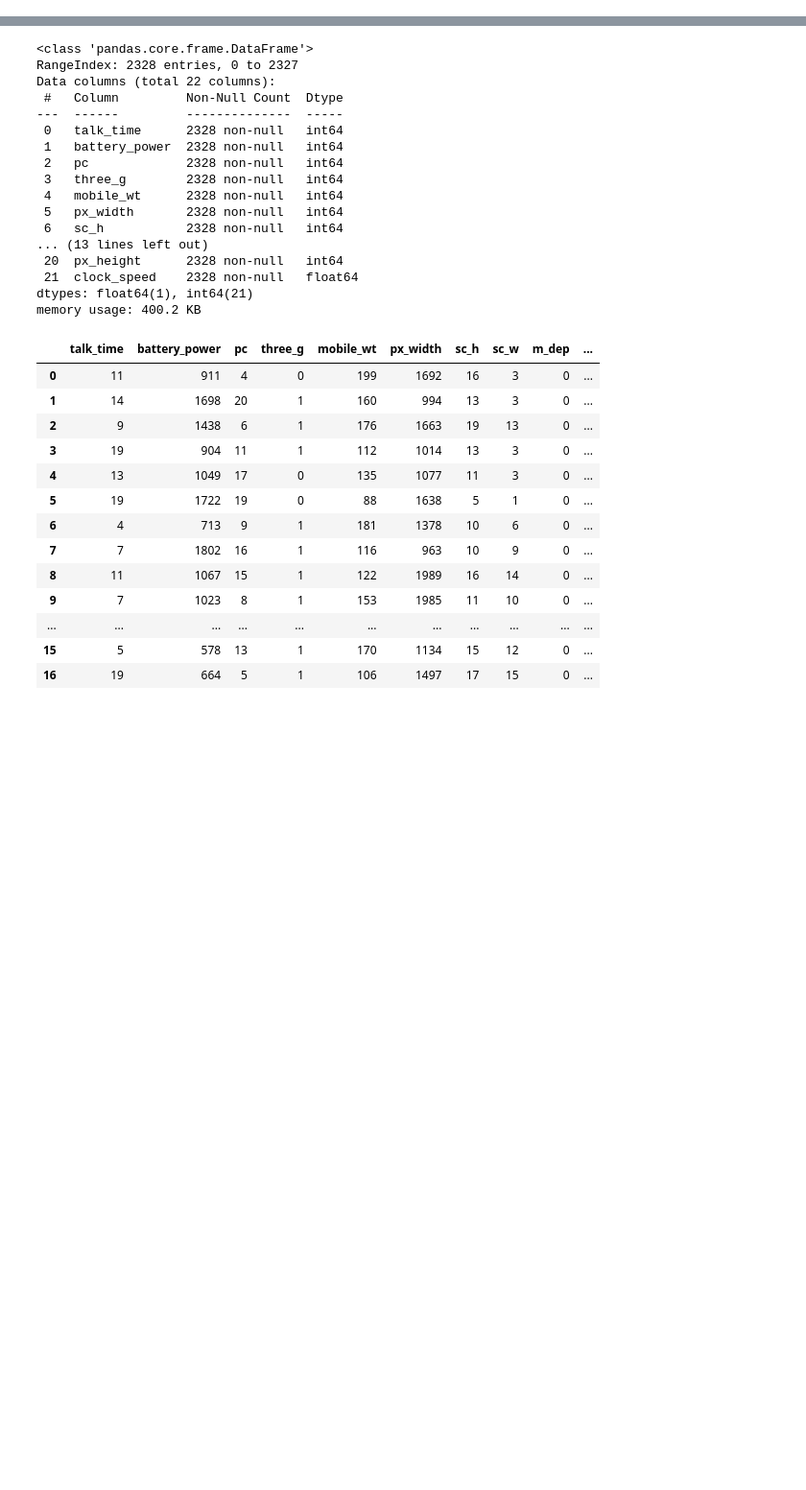
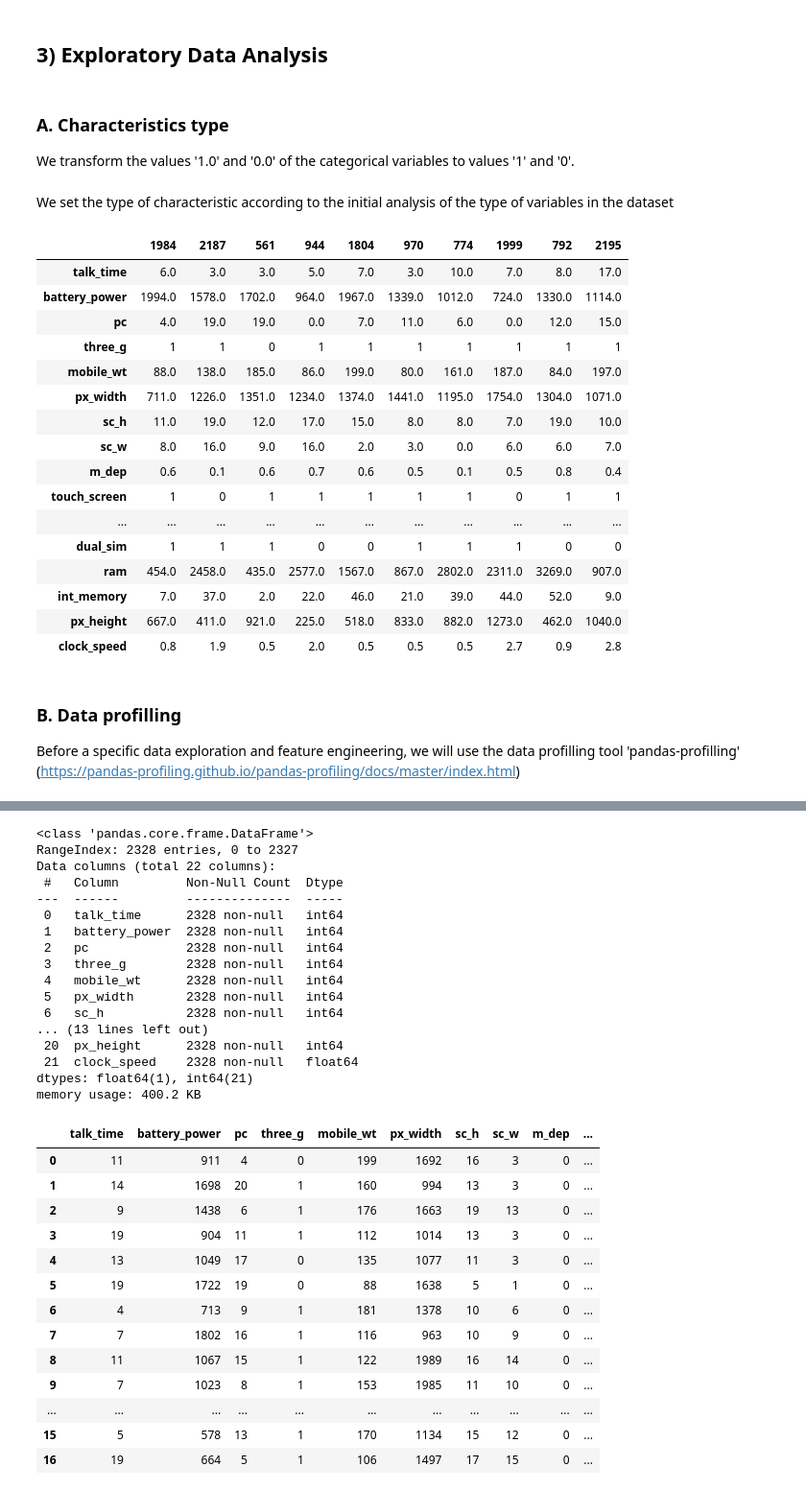
Before and after one commit to ingHFrancoO/DataScienceWork1, a Jupyter notebook: notebooks/2-readmite_data_explorer.ipynb, the cells around one changed output, grey strips where cells are left out. Shown at 96% size. Saved outputs shown, nothing was run; the diff lists cells and outputs as text; code cells hidden in the pictures; blank space fills up the shorter version.

```diff
--- a/notebooks/2-readmite_data_explorer.ipynb
+++ b/notebooks/2-readmite_data_explorer.ipynb
@@ -33 +97,74 @@ memory usage: 454.8 KB
+# %% [markdown]
+## 3) Exploratory Data Analysis
+# %% [markdown]
+### A. Characteristics type
+We transform the values '1.0' and '0.0' of the categorical variables to values '1' and '0'.
+# %%
+price_phone_df['wifi'].replace('1.0', '1', inplace=True)
+price_phone_df['wifi'].replace('0.0', '0', inplace=True)
+
+price_phone_df['blue'].replace('1.0', '1', inplace=True)
+price_phone_df['blue'].replace('0.0', '0', inplace=True)
+
+price_phone_df['dual_sim'].replace('1.0', '1', inplace=True)
+price_phone_df['dual_sim'].replace('0.0', '0', inplace=True)
+
+price_phone_df['touch_screen'].replace('1.0', '1', inplace=True)
+price_phone_df['touch_screen'].replace('0.0', '0', inplace=True)
+
+price_phone_df['three_g'].replace('1.0', '1', inplace=True)
+price_phone_df['three_g'].replace('0.0', '0', inplace=True)
+
+price_phone_df['four_g'].replace('1.0', '1', inplace=True)
+price_phone_df['four_g'].replace('0.0', '0', inplace=True)
+# %% [markdown]
+We set the type of characteristic according to the initial analysis of the type of variables in the dataset
+# %%
+price_phone_df = price_phone_df.astype({
+    'battery_power': 'float64',
+    'blue': 'category',
+    'clock_speed': 'float64',
+    'dual_sim': 'category',
+    'fc': 'float64',
+    'four_g': 'category',
+    'hgv': 'float64',
+    'int_memory': 'float64',
+    'mobile_wt': 'float64',
+    'm_dep': 'float64',
+    'n_cores': 'float64',
+    'pc': 'float64',
+    'price_range': 'float64',
+    'px_width': 'float64',
+    'px_height': 'float64',
+    'talk_time': 'float64',
+    'ram': 'float64',
+    'sc_h': 'float64',
+    'sc_w': 'float64',
+    'three_g': 'category',
+    'touch_screen': 'category',
+    'wifi': 'category',
+    })
+# %%
+price_phone_df.sample(10).T
+# %% [output]
+|  | 1984 | 2187 | 561 | 944 | 1804 | 970 | 774 | 1999 | 792 | 2195 |
+| talk_time | 6.0 | 3.0 | 3.0 | 5.0 | 7.0 | 3.0 | 10.0 | 7.0 | 8.0 | 17.0 |
+| battery_power | 1994.0 | 1578.0 | 1702.0 | 964.0 | 1967.0 | 1339.0 | 1012.0 | 724.0 | 1330.0 | 1114.0 |
+| pc | 4.0 | 19.0 | 19.0 | 0.0 | 7.0 | 11.0 | 6.0 | 0.0 | 12.0 | 15.0 |
+| three_g | 1 | 1 | 0 | 1 | 1 | 1 | 1 | 1 | 1 | 1 |
+| mobile_wt | 88.0 | 138.0 | 185.0 | 86.0 | 199.0 | 80.0 | 161.0 | 187.0 | 84.0 | 197.0 |
+| px_width | 711.0 | 1226.0 | 1351.0 | 1234.0 | 1374.0 | 1441.0 | 1195.0 | 1754.0 | 1304.0 | 1071.0 |
+| sc_h | 11.0 | 19.0 | 12.0 | 17.0 | 15.0 | 8.0 | 8.0 | 7.0 | 19.0 | 10.0 |
+| sc_w | 8.0 | 16.0 | 9.0 | 16.0 | 2.0 | 3.0 | 0.0 | 6.0 | 6.0 | 7.0 |
+| m_dep | 0.6 | 0.1 | 0.6 | 0.7 | 0.6 | 0.5 | 0.1 | 0.5 | 0.8 | 0.4 |
+| touch_screen | 1 | 0 | 1 | 1 | 1 | 1 | 1 | 0 | 1 | 1 |
+| ... | ... | ... | ... | ... | ... | ... | ... | ... | ... | ... |
+| dual_sim | 1 | 1 | 1 | 0 | 0 | 1 | 1 | 1 | 0 | 0 |
+| ram | 454.0 | 2458.0 | 435.0 | 2577.0 | 1567.0 | 867.0 | 2802.0 | 2311.0 | 3269.0 | 907.0 |
+| int_memory | 7.0 | 37.0 | 2.0 | 22.0 | 46.0 | 21.0 | 39.0 | 44.0 | 52.0 | 9.0 |
+| px_height | 667.0 | 411.0 | 921.0 | 225.0 | 518.0 | 833.0 | 882.0 | 1273.0 | 462.0 | 1040.0 |
+| clock_speed | 0.8 | 1.9 | 0.5 | 2.0 | 0.5 | 0.5 | 0.5 | 2.7 | 0.9 | 2.8 |
+# %% [markdown]
+### B. Data profilling
+Before a specific data exploration and feature engineering, we will use the data profilling tool 'pandas-profilling' (https://pandas-profiling.github.io/pandas-profiling/docs/master/index.html)
 # %%
```
Also changed, not shown: parts of 18 cells of this notebook, 5 other files.
